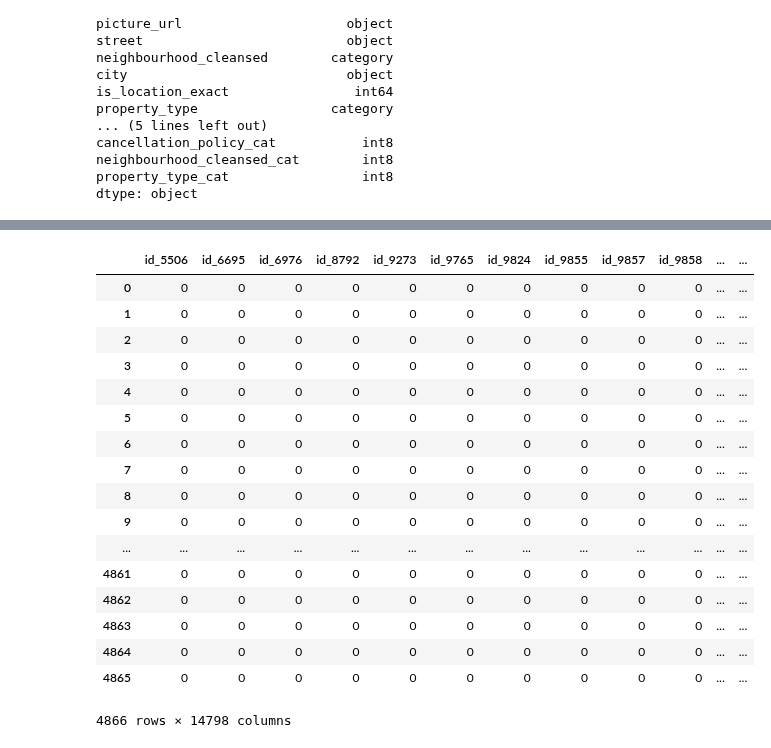
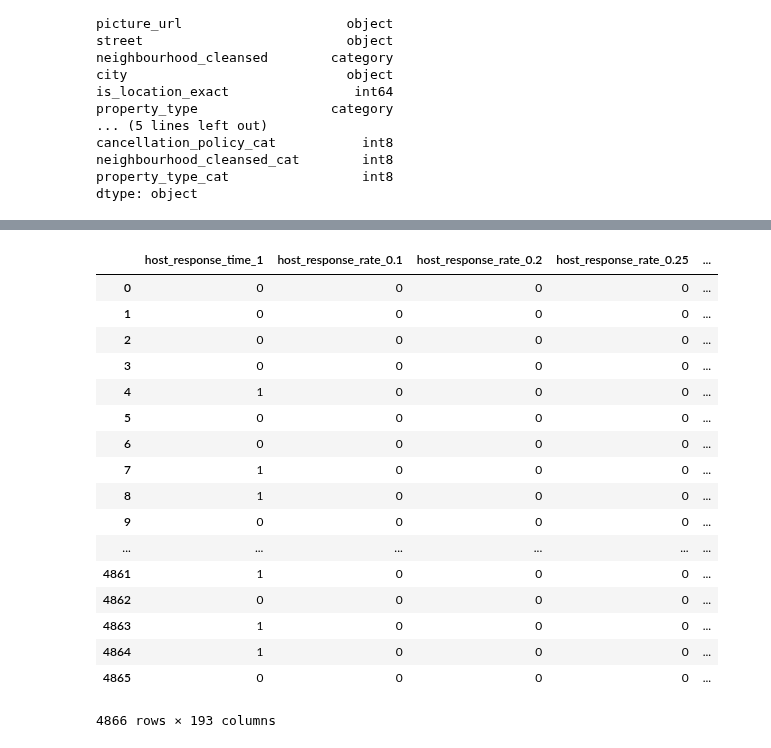
Before and after one commit to kzhang49/Hainan-Chicken, a Jupyter notebook: Analysis.ipynb, the cells around one changed output, grey strips where cells are left out. Cells and saved outputs as stored; diff of their text form; code cells hidden in the pictures.

```diff
--- a/Analysis.ipynb
+++ b/Analysis.ipynb
@@ -133,8 +106,7 @@ Name: price, dtype: int64
 cleanup_nums = {"room_type":{"Entire home/apt": 0, "Private room": 1,
                             "Shared room": 2},
                "instant_bookable": {"f": 0, "t": 1},
-                "price":{"$0-50":0, "$50-100":1, "$100-150":2, "$150-200":3, "$200-300":4,
-                         "$300-500":5, "$500-1000":6, "$1000-4000":7},
+                "price":{"$0-100":0, "$100-300":1, "$300-1000":2, "$1000-4000":3},
                "is_location_exact": {"f": 0, "t": 1}}
 obj.replace(cleanup_nums, inplace=True)
 obj.dtypes
@@ -240,8 +212,8 @@ listings['instant_bookable'] = obj["instant_bookable"]
 listings['price'] = obj["price"]
 listings['is_location_exact'] = obj["is_location_exact"]
 # %%
-df = listings.drop(['city', 'listing_url', 'picture_url', 'neighborhood_overview',
+df_i = listings.drop(['id','city', 'listing_url', 'picture_url', 'neighborhood_overview',
                     'summary','space', 'description', 'street', 'name','1','2','3','4','5','6',
-                   '7','8','9','10','11','12','amenities'], axis = 1)
-df.dtypes
+                   '7','8','9','10','11','12','amenities','latitude','longitude'], axis = 1)
+df_i.dtypes
 # %% [output]
@@ -264,7 +236,8 @@ sum_of_nights             float64
 dtype: object
 # %%
-X = df.drop(['price','id','latitude','longitude'], axis = 1).values
-y = df['price'].values
-X
+df = df_i.drop(['price'], axis = 1)
+X = df.values
+y = df_i['price'].values
+X.shape
 y
 # %% [output]
@@ -333,0 +297,4 @@ X = df.drop(['price','id','sum_of_nights','latitude','longitude','cancellation_p
+# %%
+df_final = df.drop(['wifi', 'heating', 'gym'], axis = 1)
+X = df_final.values
+df_final
@@ -334,26 +320,26 @@ X = df.drop(['price','id','sum_of_nights','latitude','longitude','cancellation_p
 # %%
-df_1hot = df.copy()
+df_1hot = df_final.copy()
 X_dummies = pd.get_dummies(df_1hot, columns=df_1hot.columns, drop_first=True) #one hot encoding
 X_dummies
 # %% [output]
-|  | id_5506 | id_6695 | id_6976 | id_8792 | id_9273 | id_9765 | id_9824 | id_9855 | id_9857 | id_9858 | ... | ... |
-| 0 | 0 | 0 | 0 | 0 | 0 | 0 | 0 | 0 | 0 | 0 | ... | ... |
-| 1 | 0 | 0 | 0 | 0 | 0 | 0 | 0 | 0 | 0 | 0 | ... | ... |
-| 2 | 0 | 0 | 0 | 0 | 0 | 0 | 0 | 0 | 0 | 0 | ... | ... |
-| 3 | 0 | 0 | 0 | 0 | 0 | 0 | 0 | 0 | 0 | 0 | ... | ... |
-| 4 | 0 | 0 | 0 | 0 | 0 | 0 | 0 | 0 | 0 | 0 | ... | ... |
-| 5 | 0 | 0 | 0 | 0 | 0 | 0 | 0 | 0 | 0 | 0 | ... | ... |
-| 6 | 0 | 0 | 0 | 0 | 0 | 0 | 0 | 0 | 0 | 0 | ... | ... |
-| 7 | 0 | 0 | 0 | 0 | 0 | 0 | 0 | 0 | 0 | 0 | ... | ... |
-| 8 | 0 | 0 | 0 | 0 | 0 | 0 | 0 | 0 | 0 | 0 | ... | ... |
-| 9 | 0 | 0 | 0 | 0 | 0 | 0 | 0 | 0 | 0 | 0 | ... | ... |
-| ... | ... | ... | ... | ... | ... | ... | ... | ... | ... | ... | ... | ... |
-| 4861 | 0 | 0 | 0 | 0 | 0 | 0 | 0 | 0 | 0 | 0 | ... | ... |
-| 4862 | 0 | 0 | 0 | 0 | 0 | 0 | 0 | 0 | 0 | 0 | ... | ... |
-| 4863 | 0 | 0 | 0 | 0 | 0 | 0 | 0 | 0 | 0 | 0 | ... | ... |
-| 4864 | 0 | 0 | 0 | 0 | 0 | 0 | 0 | 0 | 0 | 0 | ... | ... |
-| 4865 | 0 | 0 | 0 | 0 | 0 | 0 | 0 | 0 | 0 | 0 | ... | ... |
+|  | host_response_time_1 | host_response_rate_0.1 | host_response_rate_0.2 | host_response_rate_0.25 | ... |
+| 0 | 0 | 0 | 0 | 0 | ... |
+| 1 | 0 | 0 | 0 | 0 | ... |
+| 2 | 0 | 0 | 0 | 0 | ... |
+| 3 | 0 | 0 | 0 | 0 | ... |
+| 4 | 1 | 0 | 0 | 0 | ... |
+| 5 | 0 | 0 | 0 | 0 | ... |
+| 6 | 0 | 0 | 0 | 0 | ... |
+| 7 | 1 | 0 | 0 | 0 | ... |
+| 8 | 1 | 0 | 0 | 0 | ... |
+| 9 | 0 | 0 | 0 | 0 | ... |
+| ... | ... | ... | ... | ... | ... |
+| 4861 | 1 | 0 | 0 | 0 | ... |
+| 4862 | 0 | 0 | 0 | 0 | ... |
+| 4863 | 1 | 0 | 0 | 0 | ... |
+| 4864 | 1 | 0 | 0 | 0 | ... |
+| 4865 | 0 | 0 | 0 | 0 | ... |
-4866 rows × 14798 columns
+4866 rows × 193 columns
 # %%
 from sklearn.cross_validation import train_test_split
 X_train, X_test, y_train, y_test = train_test_split(X_dummies, y, random_state=0)
```
Also changed, not shown: parts of 24 cells of this notebook.
